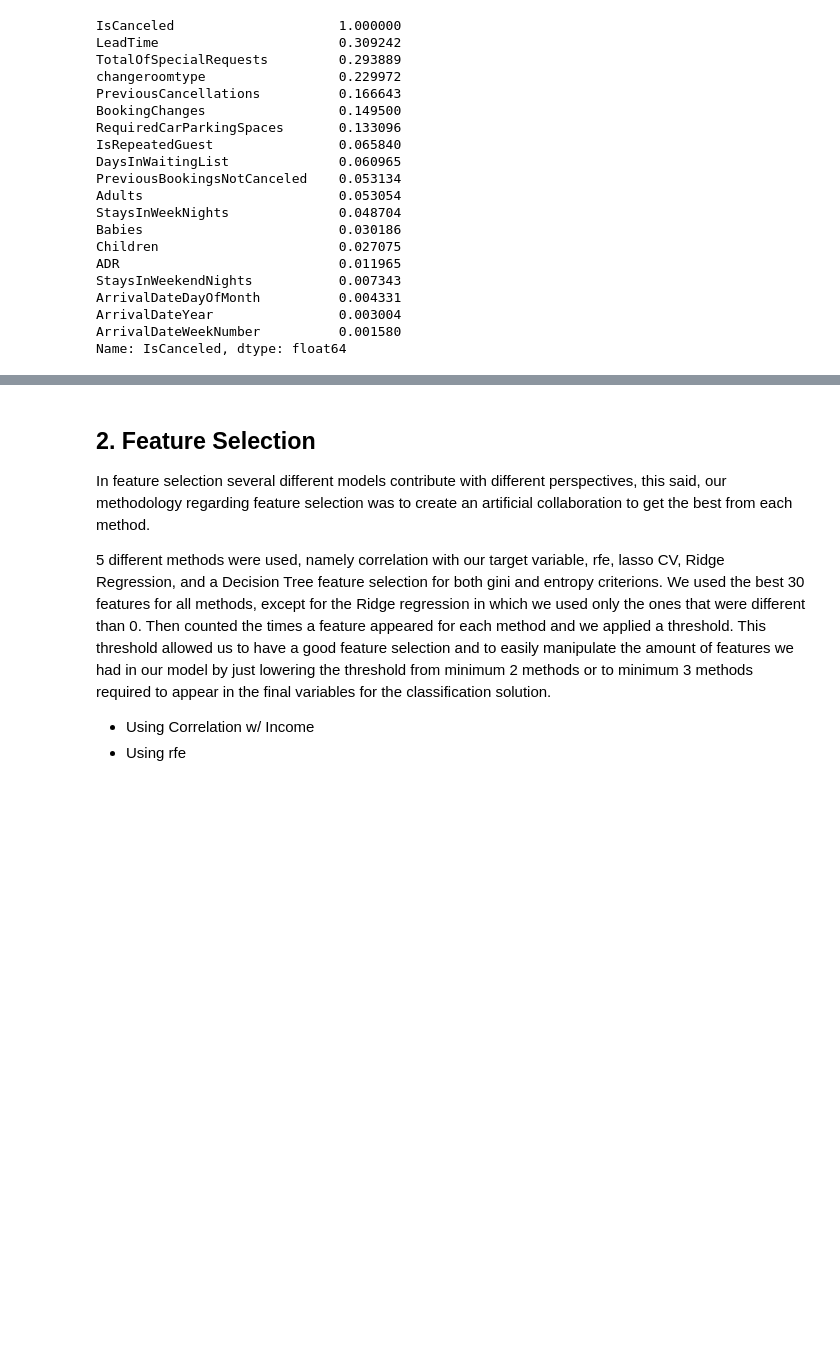
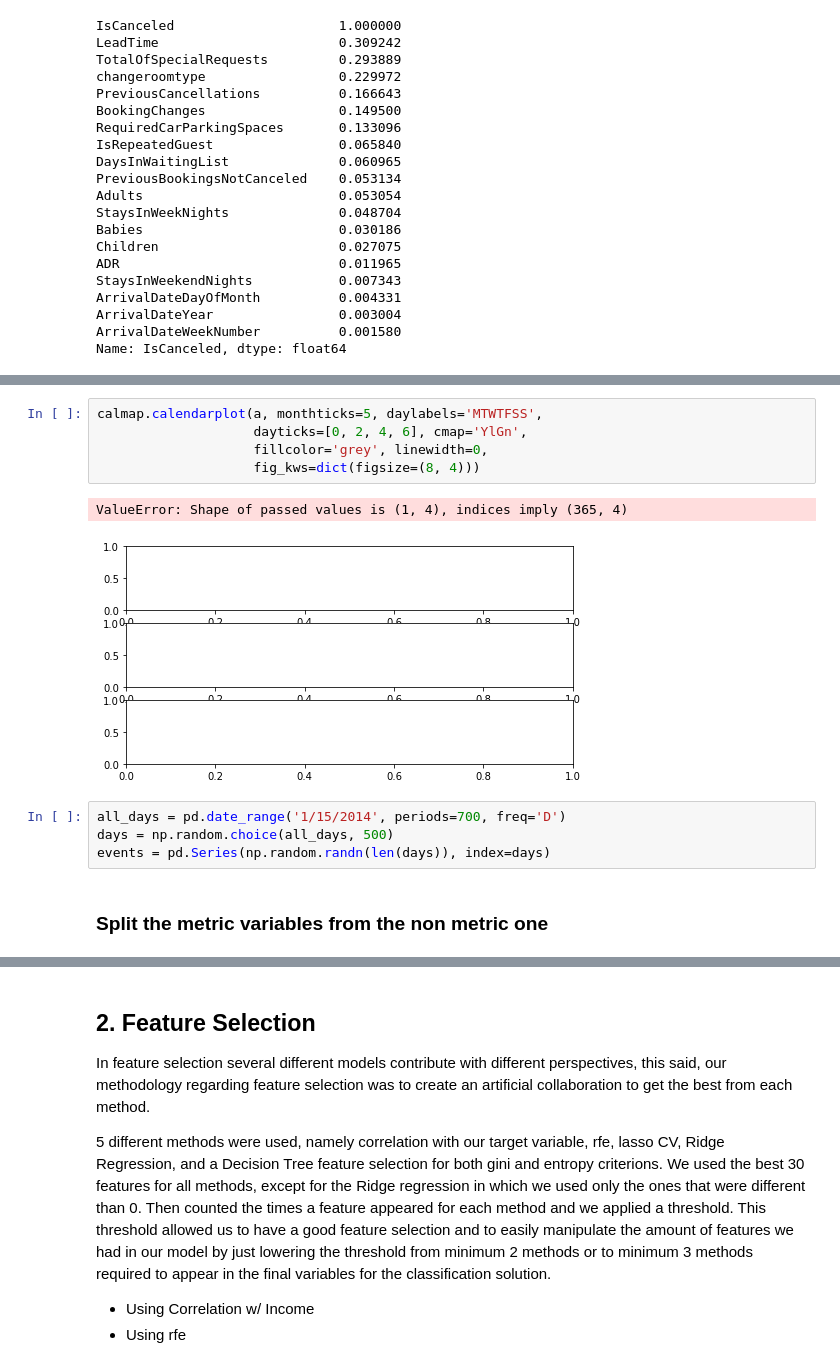
Before and after one commit to fredericojpr/BC2_Predict_Cancellations, a Jupyter notebook: scripts/BC2_Notebook_Goncalo.ipynb, the cells around one changed output, grey strips where cells are left out. Drawn from its saved outputs; the diff is of its cells as text; blank space fills up the shorter version.

```diff
--- a/scripts/BC2_Notebook_Goncalo.ipynb
+++ b/scripts/BC2_Notebook_Goncalo.ipynb
@@ -187,0 +257,14 @@ Name: IsCanceled, dtype: float64
+# %%
+calmap.calendarplot(a, monthticks=5, daylabels='MTWTFSS',
+                    dayticks=[0, 2, 4, 6], cmap='YlGn',
+                    fillcolor='grey', linewidth=0,
+                    fig_kws=dict(figsize=(8, 4)))
+# %% [output]
+ValueError: Shape of passed values is (1, 4), indices imply (365, 4)
+[figure, added]
+# %%
+all_days = pd.date_range('1/15/2014', periods=700, freq='D')
+days = np.random.choice(all_days, 500)
+events = pd.Series(np.random.randn(len(days)), index=days)
+# %% [markdown]
+### Split the metric variables from the non metric one
```
Also changed, not shown: parts of 14 cells of this notebook.
